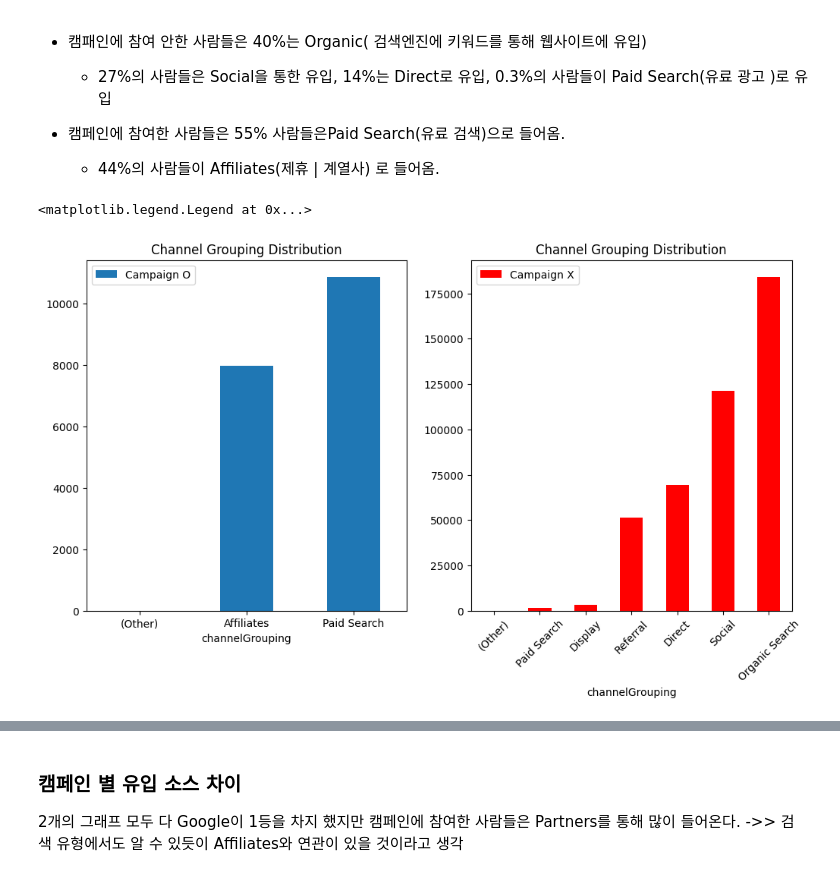
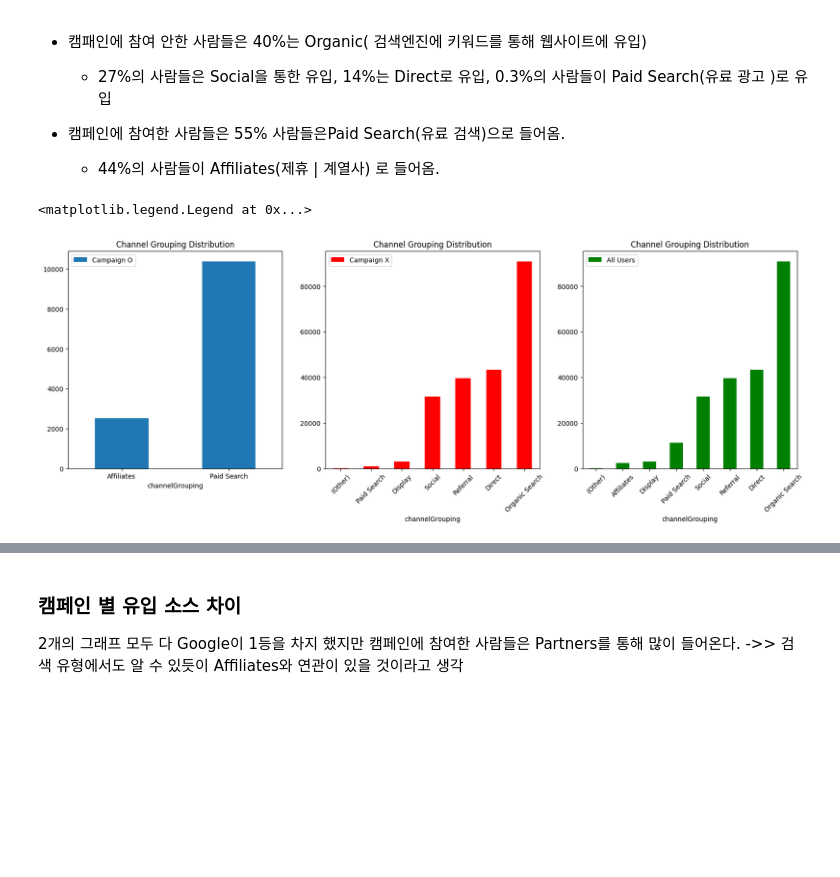
Before and after one commit to eju1019/ipark, a Jupyter notebook: projcet.ipynb, the cells around one changed output, grey strips where cells are left out. Saved outputs shown, nothing was run; the diff lists cells and outputs as text; code cells hidden in the pictures; blank space fills up the shorter version.

```diff
--- a/projcet.ipynb
+++ b/projcet.ipynb
@@ -43,3 +35,11 @@ please provide us feedback at https://github.com/pandas-dev/pandas/issues/54466
 # %%
 drop_columns = ['socialEngagementType','totals_bounces', 'device_browser', 'device_browserVersion', 'device_browserSize', 'device_operatingSystem', 'device_operatingSystemVersion', 'device_mobileDeviceBranding', 'device_mobileDeviceModel', 'device_mobileInputSelector', 'device_mobileDeviceInfo', 'device_mobileDeviceMarketingName', 'device_flashVersion', 'device_language', 'device_screenColors', 'device_screenResolution', 'geoNetwork_subContinent', 'geoNetwork_region', 'geoNetwork_metro', 'geoNetwork_city', 'geoNetwork_cityId', 'geoNetwork_networkDomain', 'geoNetwork_latitude', 'geoNetwork_longitude', 'geoNetwork_networkLocation', 'trafficSource_adwordsClickInfo.criteriaParameters', 'trafficSource_referralPath', 'trafficSource_adwordsClickInfo.page', 'trafficSource_adwordsClickInfo.gclId', 'trafficSource_adwordsClickInfo.isVideoAd', 'trafficSource_adContent']
 df =df.drop(drop_columns,axis=1)
+# %%
+df_other = df.loc[df['geoNetwork_continent'] != 'Americas']
+df= df.loc[df['geoNetwork_continent'] == 'Americas']
+df_all = pd.concat([df_other, df], axis=0)
+
+# df.info()
+# df_all.info()
+# df_other.geoNetwork_continent
@@ -121,3 +153,6 @@ plt.show()
+# %%
+df_set=df.loc[(df['trafficSource_campaign'] != '(not set)')]
+df_not_set=df.loc[(df['trafficSource_campaign'] == '(not set)')]
 # %% [markdown]
 ## 채널별 효과 분석 (재혁)
     - 캠페인으로 들어온 사람은 다른 사람과 다른 특징을 가지고 있는지 분석
@@ -130,21 +165,28 @@ plt.show()
 캠페인 참여 안한 사람들은 5시에 최저, 17,18시가 가장 많은 접속 했음을 알 수 있고,  캠페인에 참여하지 않은 사람들은 주로 오후에 활동하는것으로 판단된다.
 # %%
 #캠페인에 따른 시간대 별 차이
-df_set=df.loc[df['trafficSource_campaign'] != '(not set)']
-df_not_set=df.loc[df['trafficSource_campaign'] == '(not set)']
 
-plt.figure(figsize=(12,6))
-plt.subplot(1,2,1)
+plt.figure(figsize=(20,6))
+plt.subplot(1,3,1)
 df_set.groupby('hour_of_day')['hour_of_day'].value_counts().plot(kind='line',label='Campaign O',marker='o')
 plt.title('Campaign-specific Access Times')
 plt.ylabel('Users')
 plt.grid()
 plt.legend()
 
-plt.subplot(1,2,2)
+plt.subplot(1,3,2)
 df_not_set.groupby('hour_of_day')['hour_of_day'].value_counts().plot(kind='line',color='red',label='Campaign X',marker='o')
 plt.title('Non-Campaign-specific Access Times')
 plt.ylabel('Users')
 plt.grid()
 plt.legend()
+plt.show()
+
+plt.figure(figsize=(12,6))
+df.groupby('hour_of_day')['hour_of_day'].value_counts().plot(kind='line',color='green',label='All Users',marker='o')
+plt.title('Ameriacas User Access Times')
+plt.ylabel('Users')
+plt.xticks(range(25))
+plt.grid()
+plt.legend()
 # %% [output]
@@ -212,19 +299,26 @@ plt.legend()
    - 44%의 사람들이 Affiliates(제휴 | 계열사) 로 들어옴.
 # %%
 # 켐페인 별 검색 유형
-plt.figure(figsize=(12,6))
-plt.subplot(1,2,1)
+plt.figure(figsize=(20,6))
+plt.subplot(1,3,1)
 df_set['channelGrouping'].value_counts().sort_values().plot(kind='bar',label='Campaign O')
 plt.title('Channel Grouping Distribution')
 plt.xticks(rotation = 0)
 plt.legend()
 
 
-plt.subplot(1,2,2)
+plt.subplot(1,3,2)
 df_not_set['channelGrouping'].value_counts().sort_values().plot(kind='bar',color='red', label='Campaign X')
 plt.title('Channel Grouping Distribution')
 plt.xticks(rotation=45)
 plt.legend()
+
+
+plt.subplot(1,3,3)
+df['channelGrouping'].value_counts().sort_values().plot(kind='bar',color='green', label='All Users')
+plt.title('Channel Grouping Distribution')
+plt.xticks(rotation=45)
+plt.legend()
 # %% [output]
 <matplotlib.legend.Legend at 0x...>
-[figure, old version]
+[figure, new version]
```
Also changed, not shown: parts of 32 cells of this notebook.
